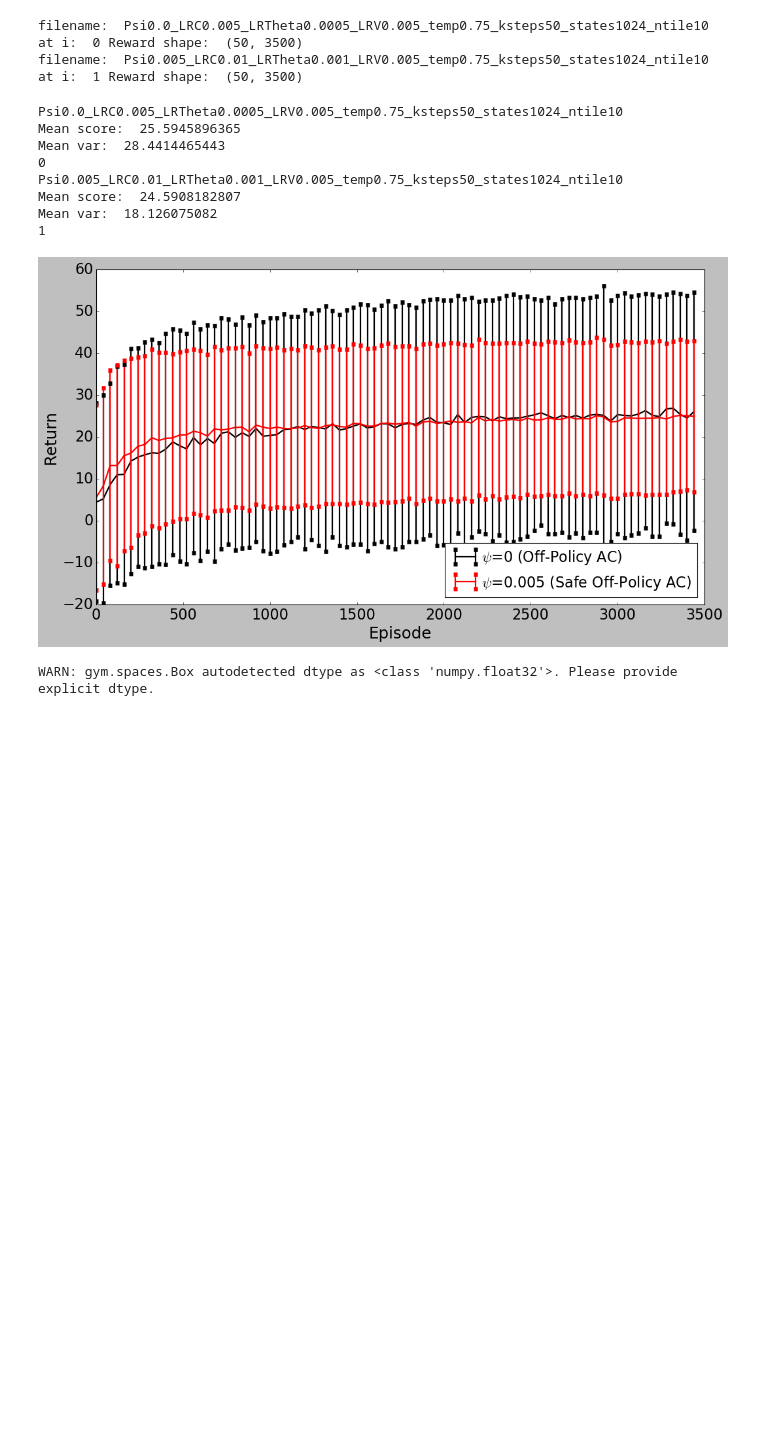
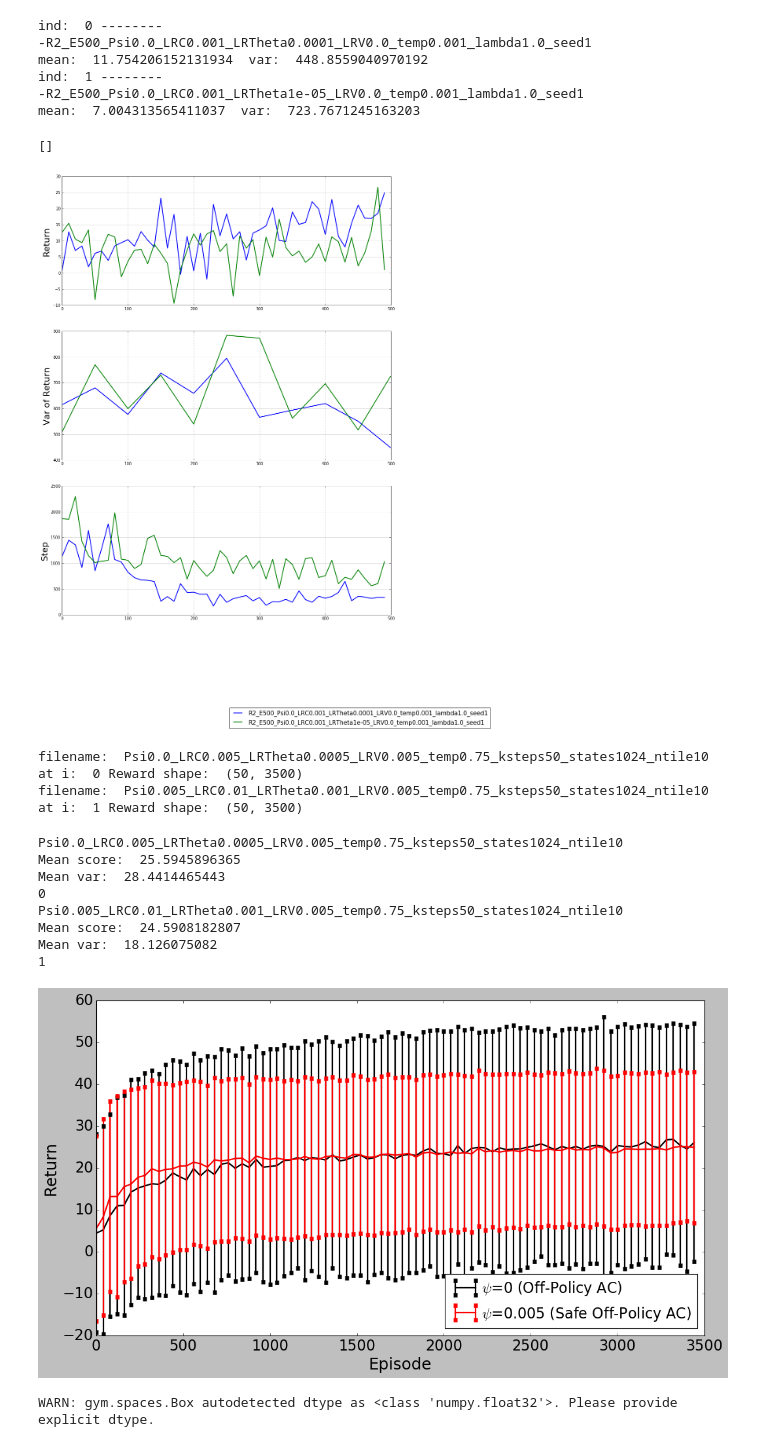
Before and after one commit to arushijain94/SafeAC, a Jupyter notebook: FR/PuddleOffPolicyPlots.ipynb, the cells around one changed output. Drawn from its saved outputs; the diff is of its cells as text; code cells hidden in the pictures; blank space fills up the shorter version.

Commit message:
Puddle Cont Off Policy Jupyter Notebook

```diff
--- a/FR/PuddleOffPolicyPlots.ipynb
+++ b/FR/PuddleOffPolicyPlots.ipynb
@@ -10,6 +10,86 @@ mpl.style.use('classic')
 plt.rcParams.update({'font.size':22})
 import os.path, time
 import math
+# %%
+# SAC Without Traces: Simple Mean and Var calculation Both
+
+fig, (ax0, ax1, ax2) = plt.subplots(nrows=3, figsize=(15, 20))
+
+major_dir = "../../Neurips2020Results/Results_Puddle" # Add directory name where results are stored
+path = os.path.join(major_dir, "PuddleCont") # Change the directory structure of reading according to your saving structure
+save_folder_plot = os.path.join(major_dir,"PuddleContPlots")
+if not os.path.exists(save_folder_plot):
+        os.makedirs(save_folder_plot)
+
+psi_list = ["0.0","0.01"]
+dirs = os.listdir(path)
+file_names_to_read = []
+for dir_name in dirs:
+    if (dir_name.startswith("R2_")and "seed1" in dir_name):# and "temp0.1" in dir_name):
+#         psi = dir_name.split("_")[2].split("Psi")[1]
+        files = os.listdir(os.path.join(path, dir_name))
+        if "History.npy" in files:
+            file_names_to_read.append(dir_name)
+
+
+
+legend_x = 0.5
+legend_y = -2
+
+for ind,f in enumerate(file_names_to_read):
+    print("ind: ", ind, "--------")
+    var_mean = np.load(os.path.join(path, f, 'RewardDistributionVarMean.npy'))
+    var_std = np.load(os.path.join(path, f, 'RewardDistributionVarStd.npy'))
+    mean_mean = np.load(os.path.join(path, f, 'RewardDistributionMeanMean.npy'))
+    mean_std = np.load(os.path.join(path, f, 'RewardDistributionMeanStd.npy'))
+    step = np.load(os.path.join(path, f, 'RewardDistributionStep.npy'))
+    neps = mean_mean.shape[0]
+    x_axis = list(np.arange(0,neps,50))
+    x_axis.append(neps-1)
+    x_axis = np.array(x_axis)
+    new_mean = []
+    new_step = []
+    window = 10
+    for eps in np.arange(0,neps,window):
+        new_mean.append(np.mean(mean_mean[eps: eps+window]))
+        new_step.append(np.mean(step[eps: eps+window]))
+
+#     if new_mean[-1]<39:
+#         continue
+#     if "lambda0.8" in f:
+#         linestyle = "--"
+#     else:
+    linestyle = "-"
+    print(linestyle + f)
+
+    print("mean: ", np.mean(mean_mean[:-20]), " var: ", var_mean[-1])
+    ax0.plot(np.arange(0,neps,window), new_mean, label = f,linewidth = 2, linestyle = linestyle)
+    ax1.plot(x_axis, var_mean, label = f,linewidth = 2, linestyle = linestyle)
+    ax2.plot(np.arange(0,neps,window), new_step, linewidth = 2, linestyle = linestyle)
+
+#     ax0.errorbar(x_axis, mean_mean, mean_std, label = f, barsabove=True, linewidth = 2,capthick = 6)
+#     ax1.errorbar(x_axis, var_mean, var_std, label = f, barsabove=True, linewidth = 2,capthick = 6)
+
+
+ax1.legend(prop={'size': 15}, loc='center left', bbox_to_anchor=(legend_x, legend_y))
+ax0.set_ylabel("Return",fontsize=22)
+ax1.set_ylabel("Var of Return",fontsize=22)
+ax2.set_ylabel("Step",fontsize=22)
+ax0.grid(True)
+ax1.grid(True)
+ax2.grid(True)
+
+
+plt.plot()
+# %% [output]
+ind:  0 --------
+-R2_E500_Psi0.0_LRC0.001_LRTheta0.0001_LRV0.0_temp0.001_lambda1.0_seed1
+mean:  11.754206152131934  var:  448.8559040970192
+ind:  1 --------
+-R2_E500_Psi0.0_LRC0.001_LRTheta1e-05_LRV0.0_temp0.001_lambda1.0_seed1
+mean:  7.004313565411037  var:  723.7671245163203
+[]
+[figure, added]
 # %%
 #Off Policy Discrete Puddle World
 major_dir = "Results" # Add directory name where results are stored
```
